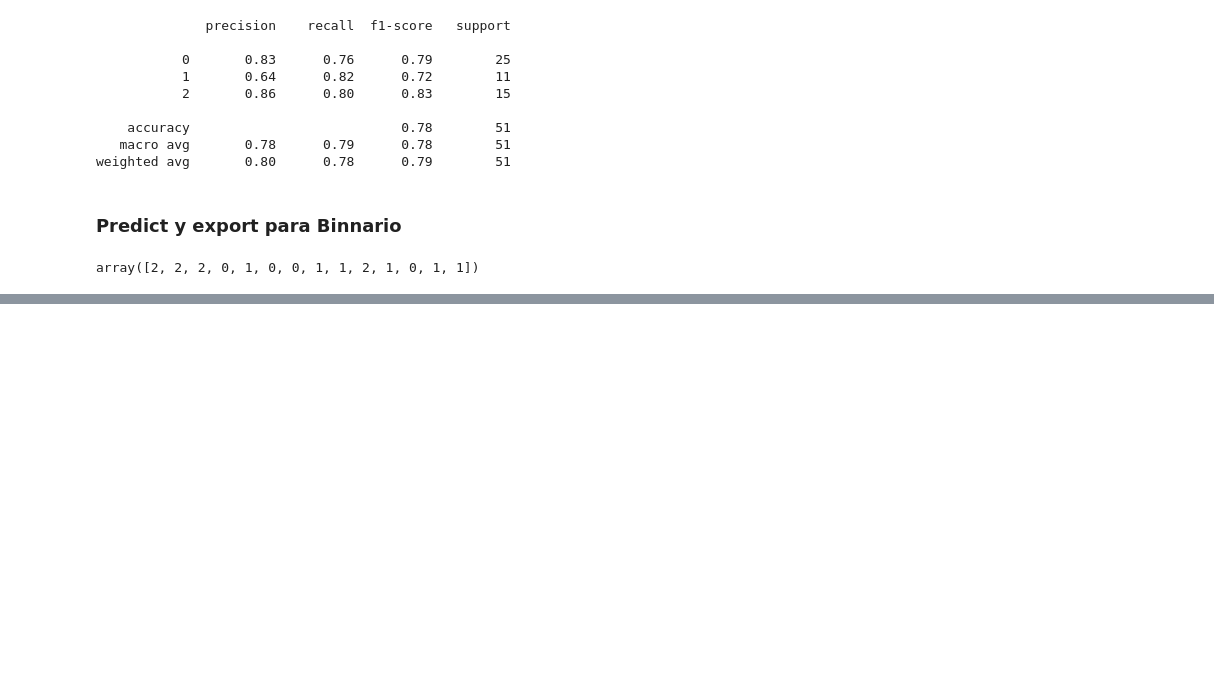
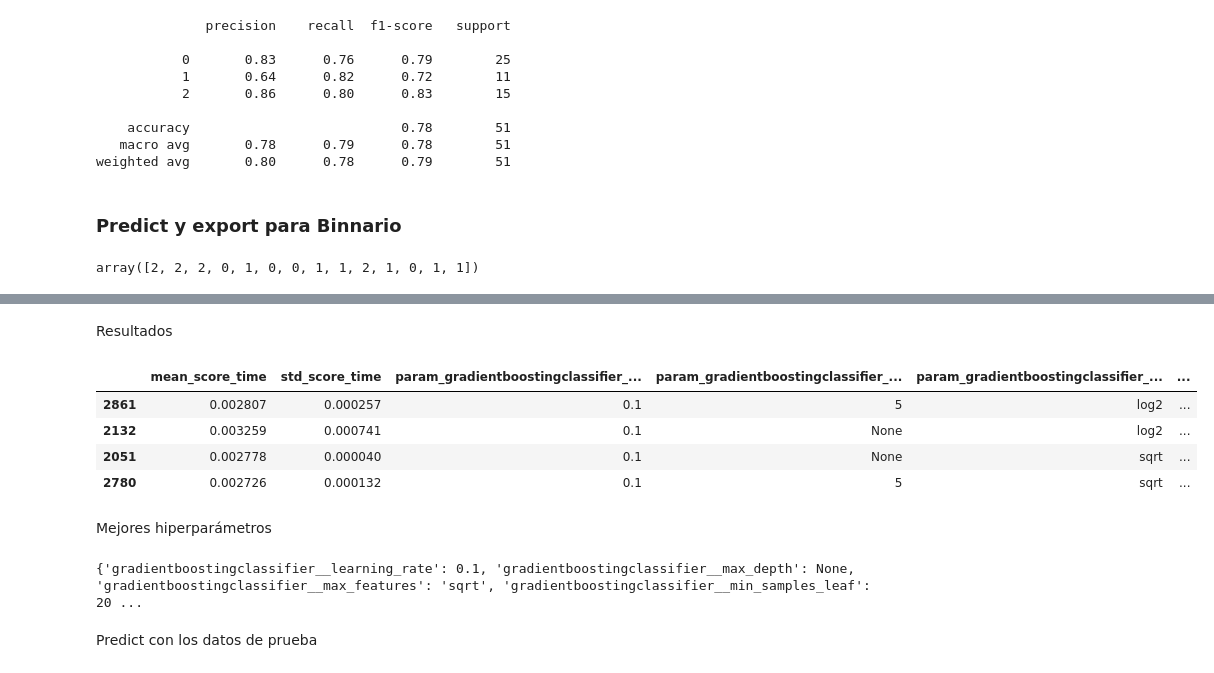
Before and after one commit to fabianigual/desafio-ml, a Jupyter notebook: modelos-entrega-ml.ipynb, the cells around one changed output, grey strips where cells are left out. Cells and saved outputs as stored; diff of their text form; code cells hidden in the pictures; blank space fills up the shorter version.

```diff
--- a/modelos-entrega-ml.ipynb
+++ b/modelos-entrega-ml.ipynb
@@ -378,0 +396,3 @@ pd.DataFrame(predicciones).to_csv("output/gradient-boost-2.csv", index = False,
+# %%
+pca_pipe = make_pipeline(StandardScaler(), PCA(), GradientBoostingClassifier(random_state=2) ) # Estandar Scaler estandariza, PCA obtiene componentes
+pca_pipe.fit(X_train_over.values, y_train_over.values)
@@ -378,0 +405,2 @@ pd.DataFrame(predicciones).to_csv("output/gradient-boost-2.csv", index = False,
+# %%
+estimador_os =  pca_pipe
@@ -378,0 +409,22 @@ pd.DataFrame(predicciones).to_csv("output/gradient-boost-2.csv", index = False,
+# %%
+param_grid = {'pca__n_components': [2,3,4],
+                'gradientboostingclassifier__n_estimators'  : [50, 100, 500],
+              'gradientboostingclassifier__max_features'  : ['auto', 'sqrt', 'log2'],
+              'gradientboostingclassifier__max_depth'     : [None, 3, 4,5],
+              'gradientboostingclassifier__subsample'     : [0.5, 0.8,1],
+              'gradientboostingclassifier__learning_rate' : [0.001, 0.01, 0.1],
+             'gradientboostingclassifier__min_samples_leaf': [20,30,50]
+             }
+# ==============================================================================
+grid = GridSearchCV(
+        estimator  = estimador_os,
+        param_grid = param_grid,
+        scoring    = 'f1_macro',
+        n_jobs     = multiprocessing.cpu_count() - 1,
+        cv         = RepeatedKFold(n_splits=3, n_repeats=1, random_state=2),
+        refit      = True,
+        verbose    = 0,
+        return_train_score = True
+       )
+
+grid.fit(X = X_train_over, y = y_train_over)
@@ -378,0 +449,22 @@ pd.DataFrame(predicciones).to_csv("output/gradient-boost-2.csv", index = False,
+# %% [markdown]
+Resultados
+# %%
+resultados = pd.DataFrame(grid.cv_results_)
+resultados.filter(regex = '(param*|mean_t|std_t|scor)') \
+    .drop(columns = 'params') \
+    .sort_values('mean_test_score', ascending = False) \
+    .head(4)
+# %% [output]
+|  | mean_score_time | std_score_time | param_gradientboostingclassifier_... | param_gradientboostingclassifier_... | param_gradientboostingclassifier_... | ... |
+| 2861 | 0.002807 | 0.000257 | 0.1 | 5 | log2 | ... |
+| 2132 | 0.003259 | 0.000741 | 0.1 | None | log2 | ... |
+| 2051 | 0.002778 | 0.000040 | 0.1 | None | sqrt | ... |
+| 2780 | 0.002726 | 0.000132 | 0.1 | 5 | sqrt | ... |
+# %% [markdown]
+Mejores hiperparámetros
+# %%
+print(grid.best_params_, ":", grid.best_score_, grid.scoring)
+# %% [output]
+{'gradientboostingclassifier__learning_rate': 0.1, 'gradientboostingclassifier__max_depth': None, 'gradientboostingclassifier__max_features': 'sqrt', 'gradientboostingclassifier__min_samples_leaf': 20 ...
+# %% [markdown]
+Predict con los datos de prueba
```
Also changed, not shown: parts of 12 cells of this notebook, 1 other file.
